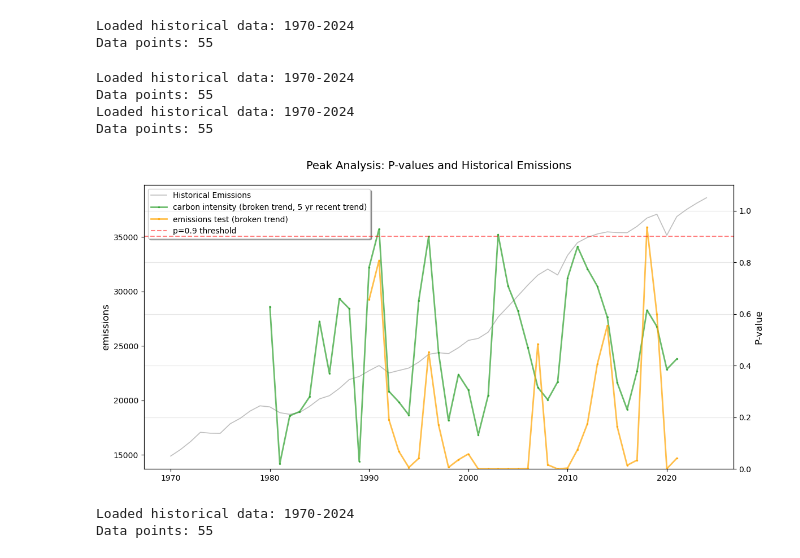
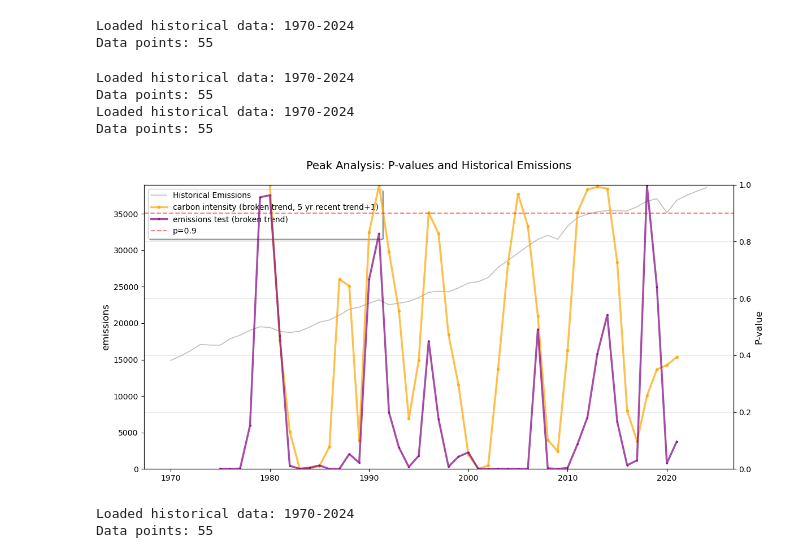
Before and after one commit to nezzag/peaking_test, a Jupyter notebook: notebooks/peaker_historical_tests_clean.ipynb, the cells around one changed output. Drawn from its saved outputs; the diff is of its cells as text; code cells hidden in the pictures.

Commit message:
updated LMDI and historical analysis

```diff
--- a/notebooks/peaker_historical_tests_clean.ipynb
+++ b/notebooks/peaker_historical_tests_clean.ipynb
@@ -164,12 +168,12 @@ Data points: 55
 # %%
 pdf_2year.to_csv('results/historical_tests/two_year_co2_lowess.csv')
 # %%
-pdf_3year_lowess = run_historical_peak_test(
+pdf_3year_bt = run_historical_peak_test(
     csv_file='gcb_hist_co2.csv', region='WLD',
     num_years_forward=3,
-    noise_method = 'lowess', noise_type='t-dist',
-    years_to_check=range(1990,2022),years_for_analysis=range(1970,2025), all_years=False)
-pdf_3year_lowess.to_csv('results/historical_tests/three_year_co2_lowess.csv')
+    noise_method = 'broken_trend', noise_type='t-dist',
+    years_to_check=range(1975,2022),years_for_analysis=range(1970,2025), all_years=False)
+pdf_3year_bt.to_csv('results/historical_tests/three_year_co2_bt.csv')
 # %% [output]
 Loaded historical data: 1970-2024
 Data points: 55
@@ -292,6 +296,7 @@ def plot_peak_analysis(historical_data, pdf_results, variable= 'emissions', thre
     ax1.plot(historical_data.year, historical_data.emissions,
              color='gray', linewidth=1.2, label='Historical Emissions', alpha=0.5)
     ax1.tick_params(axis='y', labelcolor='black')
+    ax1.set_ylim(0, max(historical_data.emissions)*1.01)
 
     # Create 2nd y axis for p-values
     ax2 = ax1.twinx()
@@ -312,17 +317,17 @@ def plot_peak_analysis(historical_data, pdf_results, variable= 'emissions', thre
 
         ax2.plot(data['year'], 1 - data['p-value'],
                 color=color, marker=marker, linestyle=linestyle,
-                linewidth=2, label=label, markersize=markersize, alpha = 0.7)
+                linewidth=2.5, label=label, markersize=markersize, alpha = 0.7)
 
         # Track maximum p-value for y-axis limits
         max_p = max(max_p, data['p-value'].max())
 
     # Add horizontal line at threshold
     ax2.axhline(y=threshold, color='red', linestyle='--', alpha=0.5,
-                label=f'p={threshold} threshold')
+                label=f'p={threshold}')
 
     # Set y-limits for p-values with some padding
-    ax2.set_ylim(0, max_p * 1.1)
+    ax2.set_ylim(0, 1)
 
     # Add title
     plt.title('Peak Analysis: P-values and Historical Emissions',
@@ -664,54 +649,54 @@ Data points: 55
 ci_results_rt = pd.read_csv('results/historical_tests/carbon_intensity_historical_recent_trend_10.csv')
 ci_results_rt_5 = pd.read_csv('results/historical_tests/carbon_intensity_historical_recent_trend_5.csv')
 ci_results_rt_5_bt = pd.read_csv('results/historical_tests/carbon_intensity_historical_recent_trend_5_bt.csv')
+ci_results_rt_5_bt_new = pd.read_csv('results/historical_tests/carbon_intensity_historical_recent_trend_5_bt_new.csv')
 ci_results_rt_20 = pd.read_csv('results/historical_tests/carbon_intensity_historical_recent_trend_20.csv')
 
 pdf_results = [
-    # {
-    #     'data': ci_results_rt,
-    #     'label': '10yr recent trend null hypothesis',
-    #     'color': 'tab:green',
-    #     'linestyle': 'dotted',
-    #     'marker': 'o',
+    {
+        'data': ci_results_rt_5_bt_new,
+        'label': 'carbon intensity (broken trend, 5 yr recent trend+1)',
+        'color': 'orange',
+        'marker': 'o',
+    },
+        # {
+        # 'data': ci_results_rt_5_bt,
+        # 'label': 'carbon intensity (broken trend, 5 yr recent trend)',
+        # 'color': 'tab:green',
+        # 'marker': '.',
     # },
         {
-        'data': ci_results_rt_5_bt,
-        'label': 'carbon intensity (broken trend, 5 yr recent trend)',
-        'color': 'tab:green',
-        'marker': '.',
-    },
-        {
-        'data': pdf_3year_m['broken_trend'],
+        'data': pdf_3year_bt,
         'label': 'emissions test (broken trend)',
-        'color': 'orange',
+        'color': 'purple',
         'marker': '.'
     },
     #         {
     #     'data': ci_results_rt_20,
     #     'label': '20 year',
     #     'color': 'pink',
     #     'marker': 'o'
     # },
 ]
 
 hist_emissions = EmissionsPeakTest().load_historical_data('gcb_hist_co2.csv', "WLD", year_range = range(1970,2025)).historical_data
 hist_ci = EmissionsPeakTest().load_historical_data('carbon_intensity_gdp.csv', "WLD", year_range = range(1970,2025)).historical_data
 # Create the plot
 fig, axes = plot_peak_analysis(
     hist_emissions,
     pdf_results,
     variable = 'emissions',
     threshold=0.9,
-    # savepath="../figures/historical_method_comparison.png"
+    savepath="../outputs/figures/historical_ci_emissions_comparison_broken_trend.png"
 )
 
 plt.show()
 # %% [output]
 Loaded historical data: 1970-2024
 Data points: 55
 Loaded historical data: 1970-2024
 Data points: 55
-[figure, old version]
+[figure, new version]
 # %%
 # Plot p-values (carbon intensity)
 # Create figure and axis
```
Also changed, not shown: parts of 3 cells of this notebook, 27 other files.
